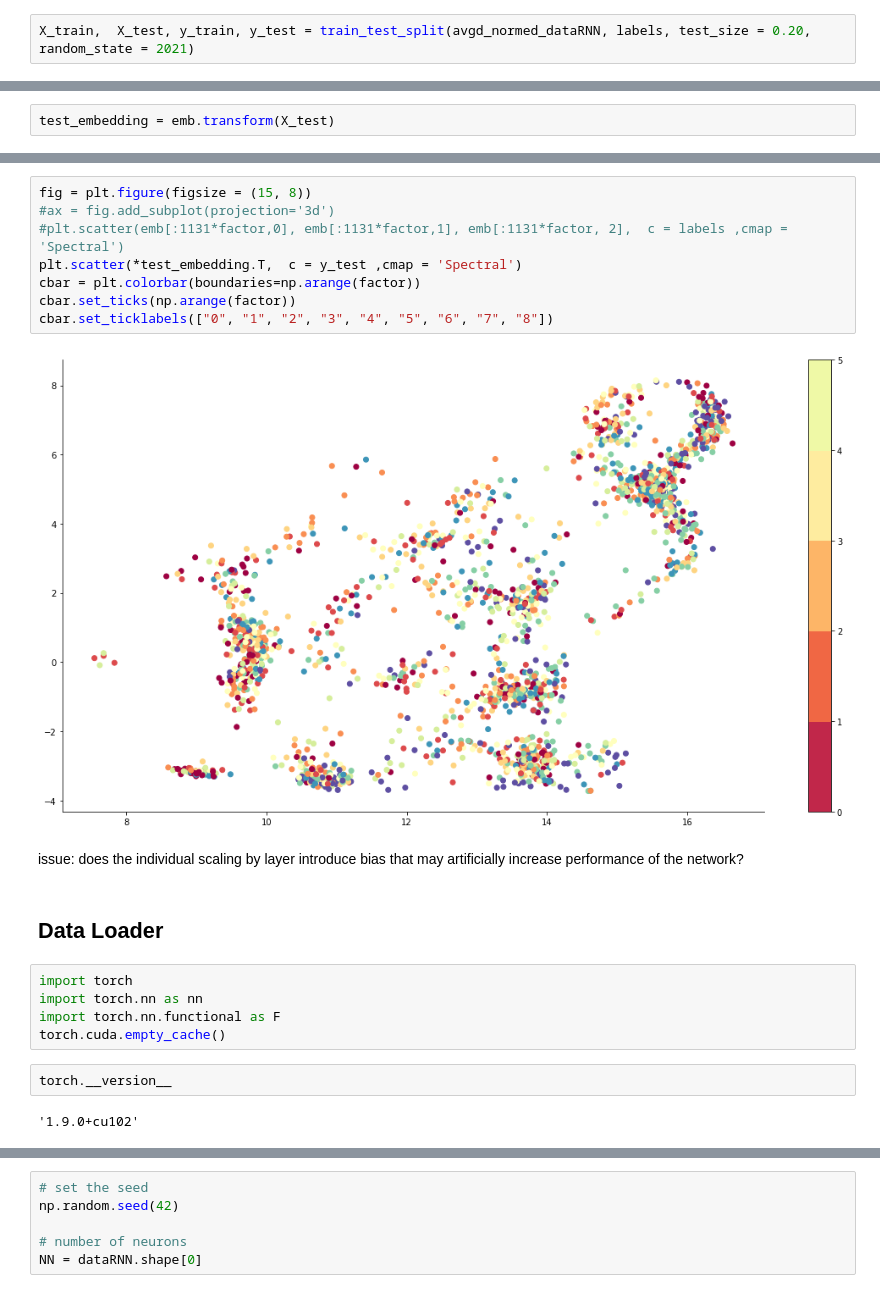
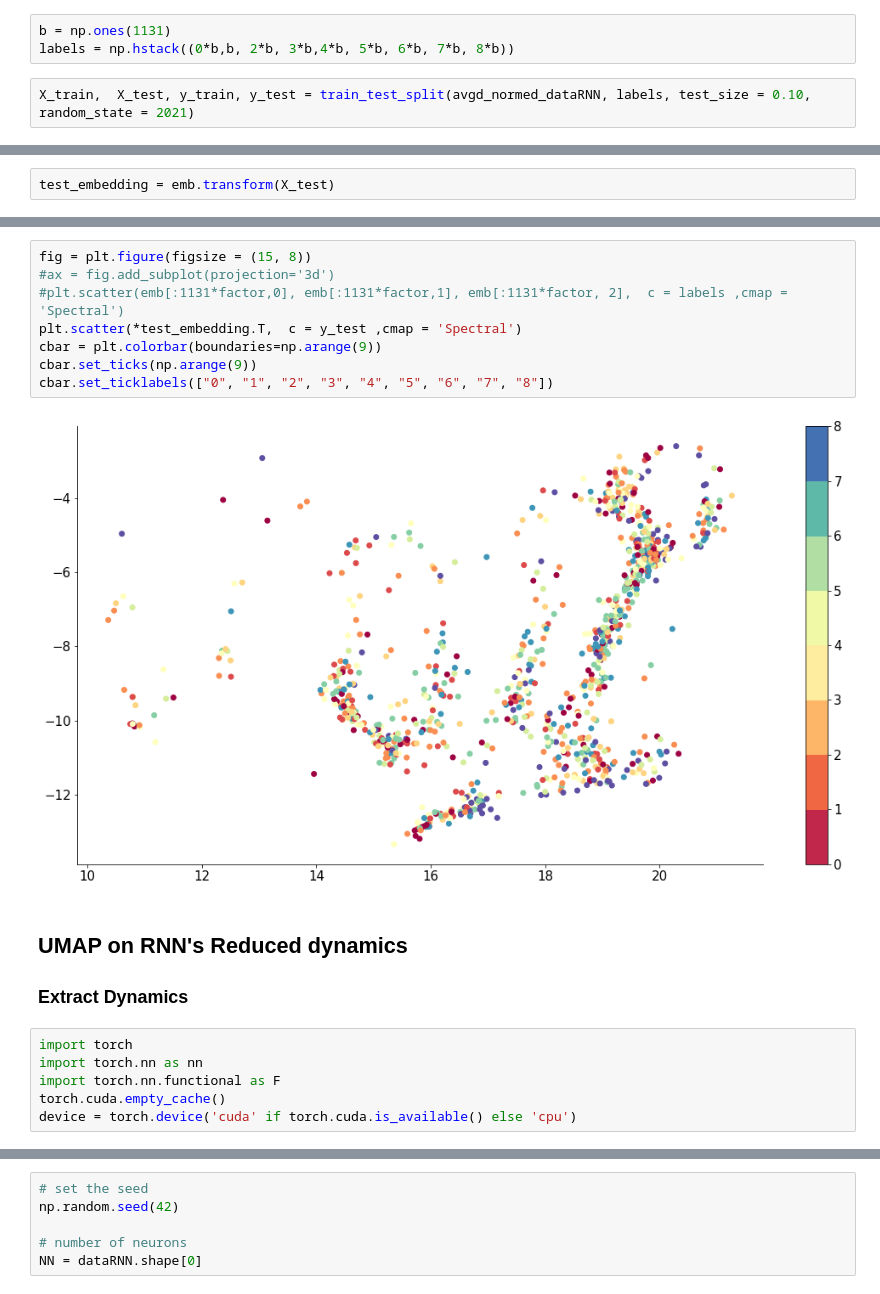
Before and after one commit to sazio/NMAs, a Jupyter notebook: src/UMAP+Clustering.ipynb, the cells around one changed output, grey strips where cells are left out. Saved outputs shown, nothing was run; the diff lists cells and outputs as text.

Commit message:
Setting Network Loader

```diff
--- a/src/UMAP+Clustering.ipynb
+++ b/src/UMAP+Clustering.ipynb
@@ -129,5 +121,8 @@ labels = np.hstack((a,b, c, d,e, f, g, h, i))
+# %%
+b = np.ones(1131)
+labels = np.hstack((0*b,b, 2*b, 3*b,4*b, 5*b, 6*b, 7*b, 8*b))
 # %%
-X_train,  X_test, y_train, y_test = train_test_split(avgd_normed_dataRNN, labels, test_size = 0.20, random_state = 2021)
+X_train,  X_test, y_train, y_test = train_test_split(avgd_normed_dataRNN, labels, test_size = 0.10, random_state = 2021)
 # %%
 #factor = 6
 emb = umap.UMAP(random_state = 2021, n_components=2, n_neighbors= 45, min_dist = 0.3).fit(X_train, y = y_train)
@@ -146,23 +141,20 @@ cbar.set_ticklabels(["0", "1", "2", "3", "4", "5", "6", "7", "8"])
 # %%
 fig = plt.figure(figsize = (15, 8))
 #ax = fig.add_subplot(projection='3d')
 #plt.scatter(emb[:1131*factor,0], emb[:1131*factor,1], emb[:1131*factor, 2],  c = labels ,cmap = 'Spectral')
 plt.scatter(*test_embedding.T,  c = y_test ,cmap = 'Spectral')
-cbar = plt.colorbar(boundaries=np.arange(factor))
-cbar.set_ticks(np.arange(factor))
+cbar = plt.colorbar(boundaries=np.arange(9))
+cbar.set_ticks(np.arange(9))
 cbar.set_ticklabels(["0", "1", "2", "3", "4", "5", "6", "7", "8"])
 # %% [output]
-[figure, old version]
+[figure, new version]
-# %% [markdown]
-issue: does the individual scaling by layer introduce bias that may artificially increase performance of the network?
-# %% [markdown]
-## Data Loader
+# %% [markdown]
+## UMAP on RNN's Reduced dynamics
+
+### Extract Dynamics
 # %%
 import torch
 import torch.nn as nn
 import torch.nn.functional as F
 torch.cuda.empty_cache()
+device = torch.device('cuda' if torch.cuda.is_available() else 'cpu')
-# %%
-torch.__version__
-# %% [output]
-'1.9.0+cu102'
```
Also changed, not shown: parts of 14 cells of this notebook.
